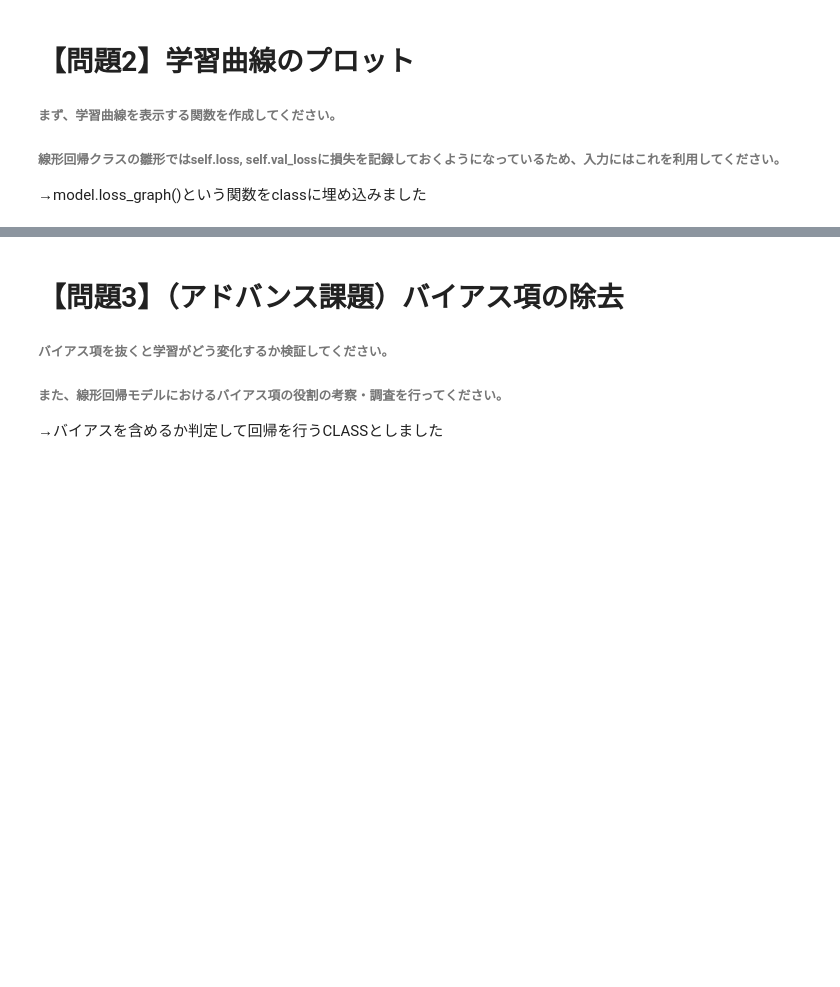
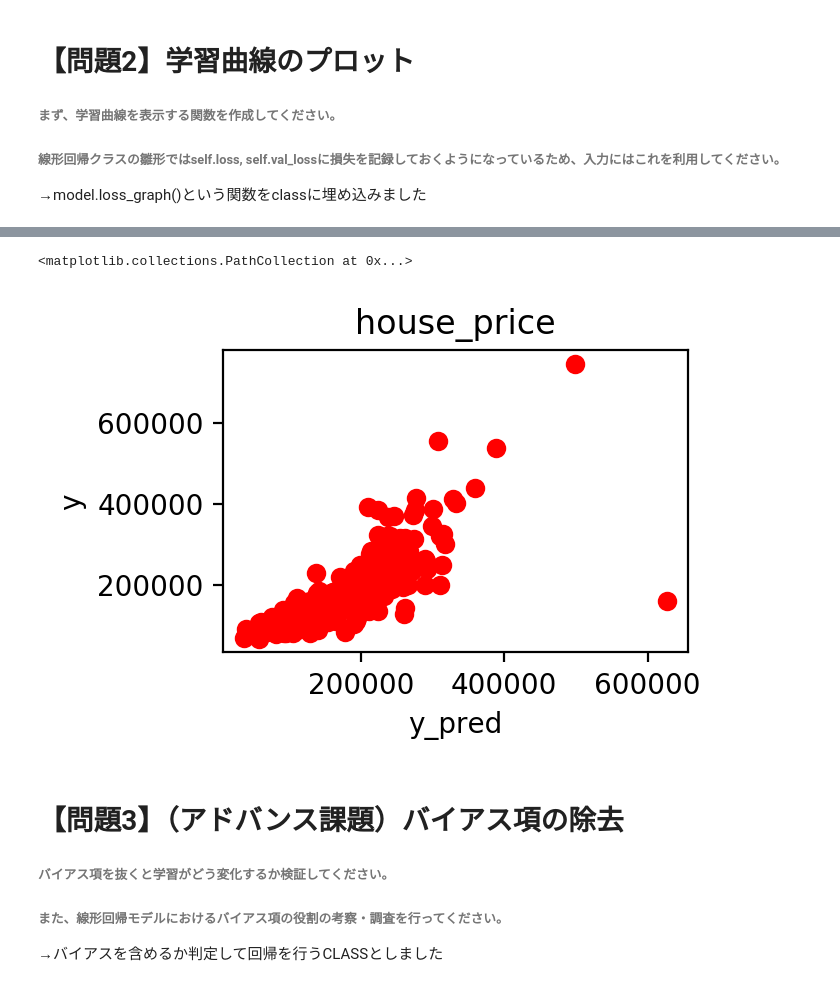
Before and after one commit to KOHEITERAO/diveintocode-ml, a Jupyter notebook: diveintocode-ml1/spritn3/sprint3-ml-scratch-linear-regression.ipynb, the cells around one changed output, grey strips where cells are left out. Saved outputs shown, nothing was run; the diff lists cells and outputs as text; code cells hidden in the pictures; blank space fills up the shorter version.

```diff
--- a/diveintocode-ml1/spritn3/sprint3-ml-scratch-linear-regression.ipynb
+++ b/diveintocode-ml1/spritn3/sprint3-ml-scratch-linear-regression.ipynb
@@ -199,3 +212,20 @@ l_regressor.loss_graph()
+# %%
+#予測価格と実態価格のスコア表示
+#データフレーム に格納
+df_pred = pd.DataFrame()
+df_pred ['y_pred']= l_regressor.predict(X_val)
+df_pred ['y_val']= y_val
+
+#予測価格と実態価格のスコアをグラフ化
+import matplotlib.pyplot as plt
+plt.figure(figsize=(3, 2), dpi=200)
+plt.title('house_price')
+plt.xlabel('y_pred')
+plt.ylabel('y')
+plt.scatter(df_pred ['y_pred'],df_pred ['y_val'], color='red',label = "bias_val_loss")
+# %% [output]
+<matplotlib.collections.PathCollection at 0x...>
+[figure, added]
 # %% [markdown]
 # 【問題3】（アドバンス課題）バイアス項の除去
 ###### バイアス項を抜くと学習がどう変化するか検証してください。
```
Also changed, not shown: parts of 37 cells of this notebook.
